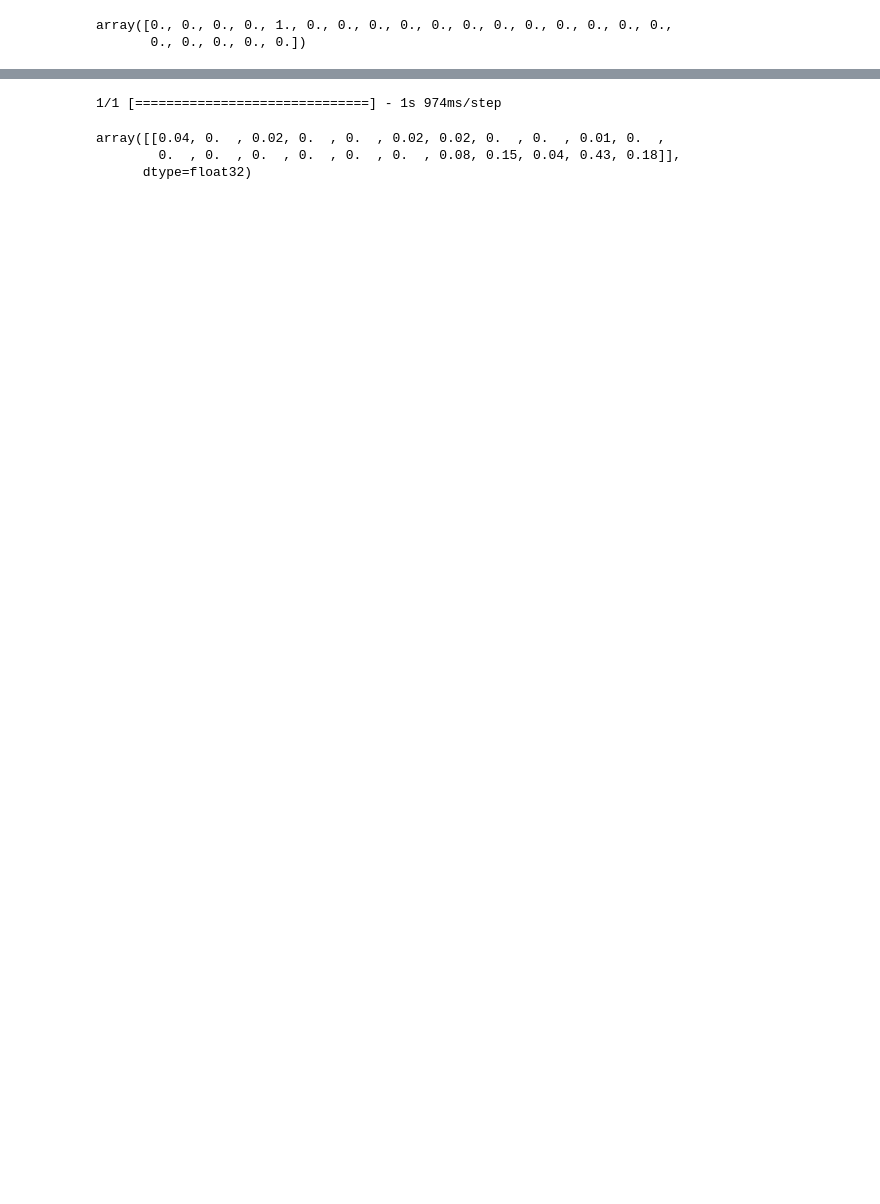
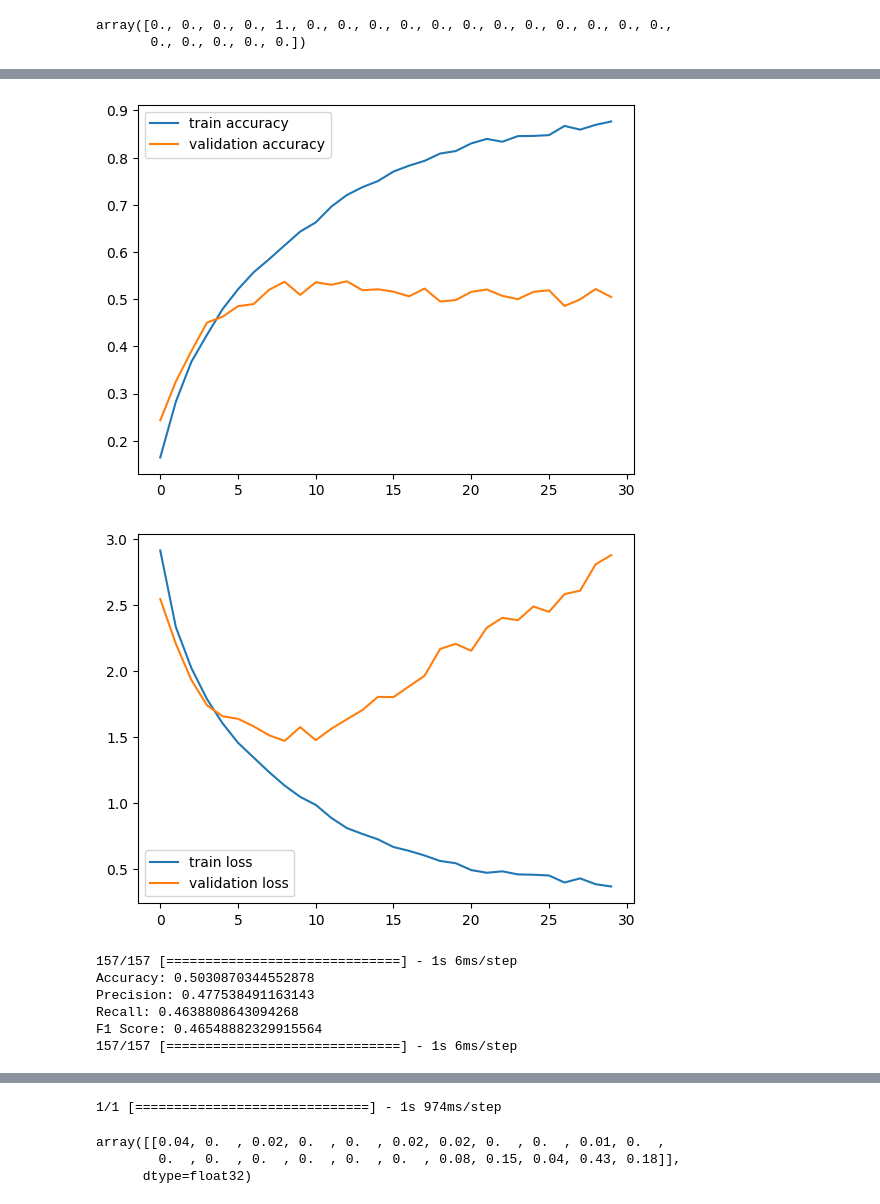
Before and after one commit to Sa-Fi/Crop-pest-and-disease-detection, a Jupyter notebook: CNN_Model_for(grabCut_dataset).ipynb, the cells around one changed output, grey strips where cells are left out. Drawn from its saved outputs; the diff is of its cells as text; code cells hidden in the pictures; blank space fills up the shorter version.

```diff
--- a/CNN_Model_for(grabCut_dataset).ipynb
+++ b/CNN_Model_for(grabCut_dataset).ipynb
@@ -19,3 +17,19 @@ zip_ref.close()
 # %% [output]
 'CCMT Dataset'             kaggle.json        sample_data
 'CCMT dataset(Grab_Cut)'   leaf-disease.zip
+# %%
+def accuracy_curve():
+  h = history
+#plot the accuracy value
+  plt.plot(h.history['accuracy'],label='train accuracy')
+  plt.plot(h.history['val_accuracy'],label = 'validation accuracy')
+  plt.legend()
+  plt.show()
+
+def loss_curve():
+  #plot the loss value
+    h = history
+    plt.plot(h.history['loss'],label = 'train loss')
+    plt.plot(h.history['val_loss'],label = 'validation loss')
+    plt.legend()
+    plt.show()
@@ -22,3 +57,30 @@ zip_ref.close()
+# %%
+def confusion_matrices():
+    # Assuming you have already trained your classification model and obtained predictions.
+  # Replace 'model' and 'test_data' with your actual model and test data.
+
+  # Make predictions on the test data
+  y_pred = model.predict(x_test)
+
+  # Convert one-hot encoded predictions back to class labels
+  y_pred_labels = np.argmax(y_pred, axis=1)
+
+  # Calculate the confusion matrix
+  cm = confusion_matrix(y_test, y_pred_labels)
+
+  # Display the confusion matrix as a heatmap
+  plt.figure(figsize=(8, 6))
+  sns.heatmap(cm, annot=True, fmt='d', cmap='Blues', square=True, xticklabels=label_encoder.classes_, yticklabels=label_encoder.classes_)
+  plt.xlabel('Predicted')
+  plt.ylabel('True')
+  plt.title('Confusion Matrix')
+  plt.show()
+# %%
+def output_checking():
+  accuracy_curve()
+  loss_curve()
+  performance_measure()
+  confusion_matrices()
 # %%
 import keras
 from keras.models import Sequential
@@ -278,0 +289,11 @@ array([[0.04, 0.  , 0.02, ..., 0.04, 0.43, 0.18],
+# %%
+output_checking()
+# %% [output]
+[figure, added]
+[figure, added]
+157/157 [==============================] - 1s 6ms/step
+Accuracy: 0.5030870344552878
+Precision: 0.477538491163143
+Recall: 0.4638808643094268
+F1 Score: 0.46548882329915564
+157/157 [==============================] - 1s 6ms/step
```
Also changed, not shown: parts of 43 cells of this notebook.
